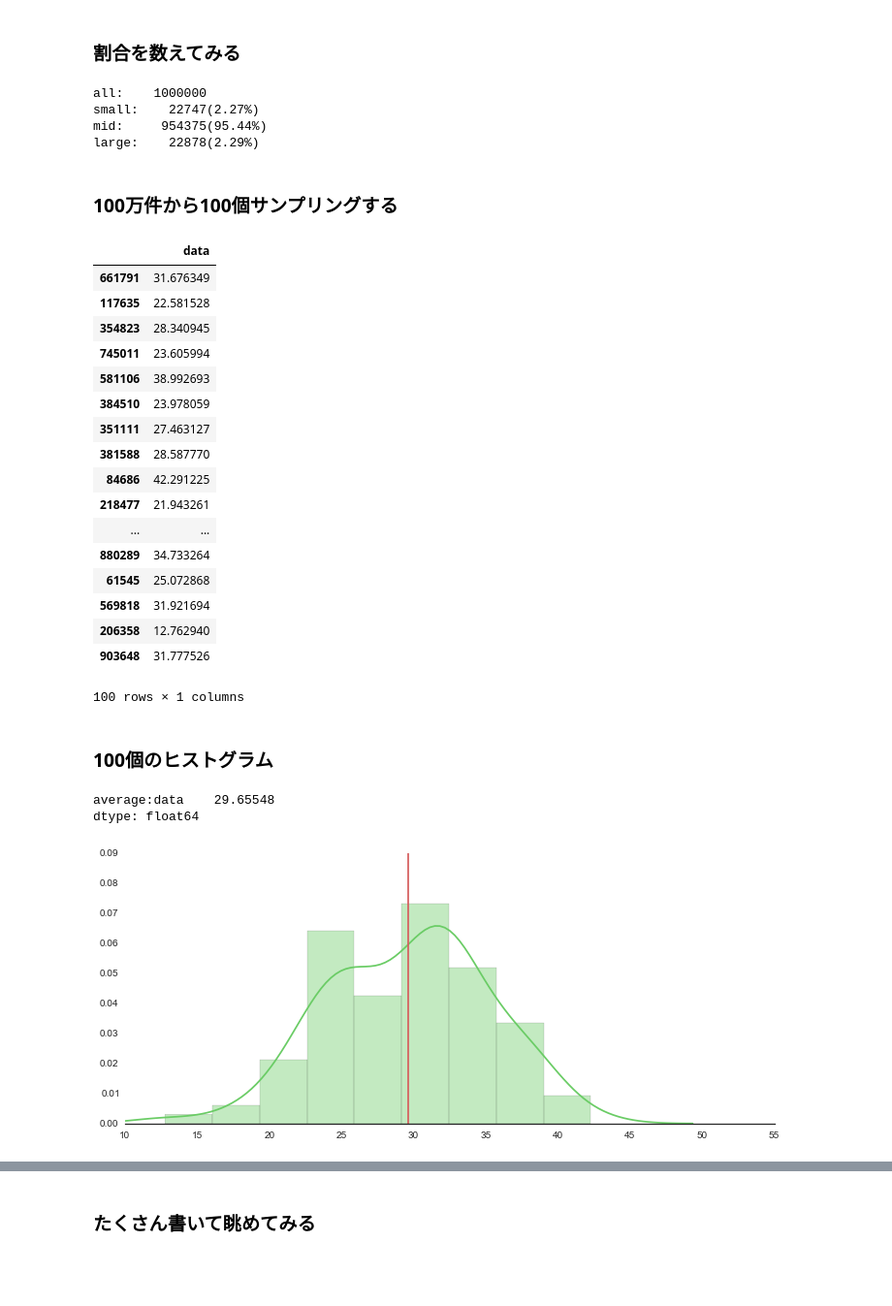
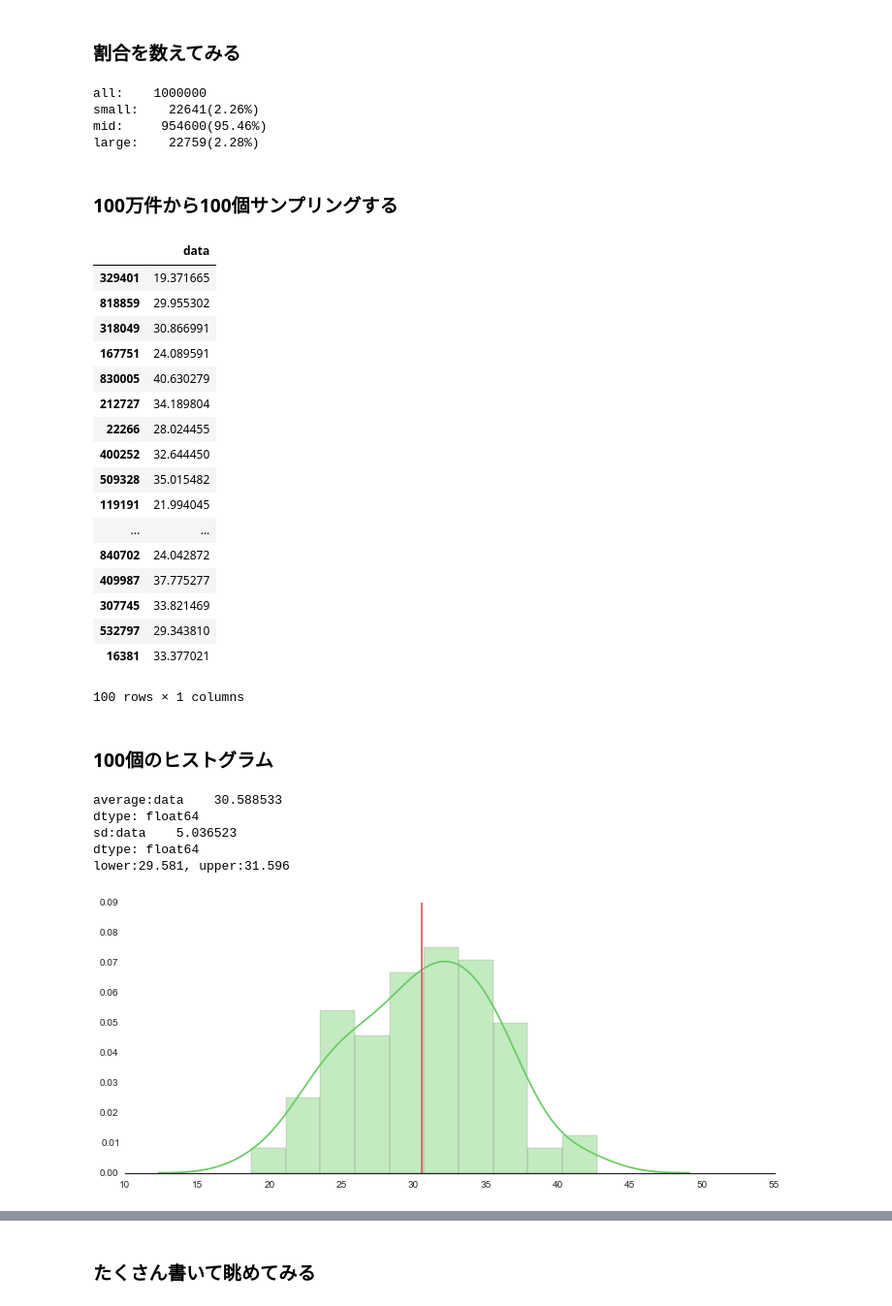
Before and after one commit to matsuken92/Qiita_Contents, a Jupyter notebook: statistics_lecture/Demonstration.ipynb, the cells around one changed output, grey strips where cells are left out. Shown at 97% size. Saved outputs shown, nothing was run; the diff lists cells and outputs as text; code cells hidden in the pictures; blank space fills up the shorter version.

```diff
--- a/statistics_lecture/Demonstration.ipynb
+++ b/statistics_lecture/Demonstration.ipynb
@@ -62,8 +65,7 @@ plt.show()
 # %% [markdown]
 ### 100万件のサンプルデータを生成
 # %%
-sns.set(style="white", palette="muted", color_codes=True)
-rs = np.random.RandomState(2139)
+rs = np.random.RandomState(71)
 
 # Generate a random univariate dataset
 d = rs.normal(30, 5, size=1000000)
@@ -102,50 +104,59 @@ print "mid:\t{0:7d}({1:.2f}%)".format(mid, mid/float(all)*100)
 print "large:\t{0:7d}({1:.2f}%)".format(large, large/float(all)*100)
 # %% [output]
 all:    1000000
-small:    22747(2.27%)
-mid:     954375(95.44%)
-large:    22878(2.29%)
+small:    22641(2.26%)
+mid:     954600(95.46%)
+large:    22759(2.28%)
 # %% [markdown]
 ### 100万件から100個サンプリングする
 # %%
 df = pd.DataFrame(d, columns=['data'])
-sample = df.sample(n=100)
+sample = df.sample(n=100,random_state=71)
 sample
 # %% [output]
 |  | data |
-| 661791 | 31.676349 |
-| 117635 | 22.581528 |
-| 354823 | 28.340945 |
-| 745011 | 23.605994 |
-| 581106 | 38.992693 |
-| 384510 | 23.978059 |
-| 351111 | 27.463127 |
-| 381588 | 28.587770 |
-| 84686 | 42.291225 |
-| 218477 | 21.943261 |
+| 329401 | 19.371665 |
+| 818859 | 29.955302 |
+| 318049 | 30.866991 |
+| 167751 | 24.089591 |
+| 830005 | 40.630279 |
+| 212727 | 34.189804 |
+| 22266 | 28.024455 |
+| 400252 | 32.644450 |
+| 509328 | 35.015482 |
+| 119191 | 21.994045 |
 | ... | ... |
-| 880289 | 34.733264 |
-| 61545 | 25.072868 |
-| 569818 | 31.921694 |
-| 206358 | 12.762940 |
-| 903648 | 31.777526 |
+| 840702 | 24.042872 |
+| 409987 | 37.775277 |
+| 307745 | 33.821469 |
+| 532797 | 29.343810 |
+| 16381 | 33.377021 |
 100 rows × 1 columns
 # %% [markdown]
 ### 100個のヒストグラム
 # %%
 f, axes = plt.subplots(1, 1, figsize=(12, 5), sharex=True)
 sns.despine(left=True)
 
 # Plot a kernel density estimate and rug plot
-sns.distplot(sample, hist=True, kde=True, rug=False, color="g")
+sns.distplot(sample, hist=True, kde=True, rug=False, color="g", bins=10)
 
 # Calculate average
+n = len(sample)
 m = np.mean(sample)
+sd = np.sqrt(np.var(sample))
 print "average:{}".format(m)
+print "sd:{}".format(sd)
+print "lower:{0:.3f}, upper:{1:.3f}".format(float(m-2*sd/np.sqrt(n)), float(m+2*sd/np.sqrt(n)))
+
 plt.plot([m,m],[0,0.09], 'r')
+
 plt.xlim(10,55)
 plt.show()
 # %% [output]
-average:data    29.65548
+average:data    30.588533
 dtype: float64
+sd:data    5.036523
+dtype: float64
+lower:29.581, upper:31.596
-[figure, old version]
+[figure, new version]
```
Also changed, not shown: parts of 19 cells of this notebook.
